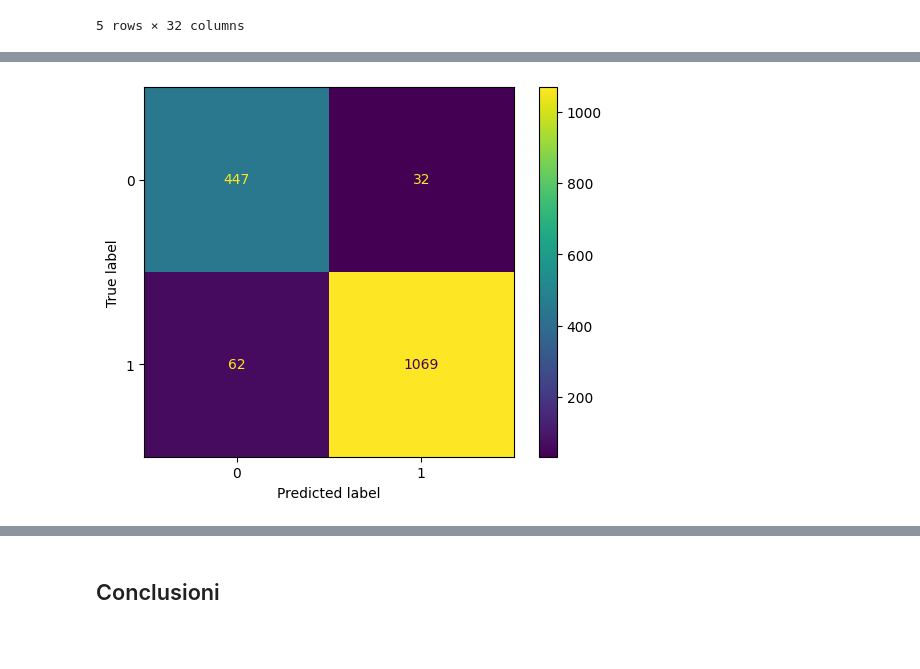
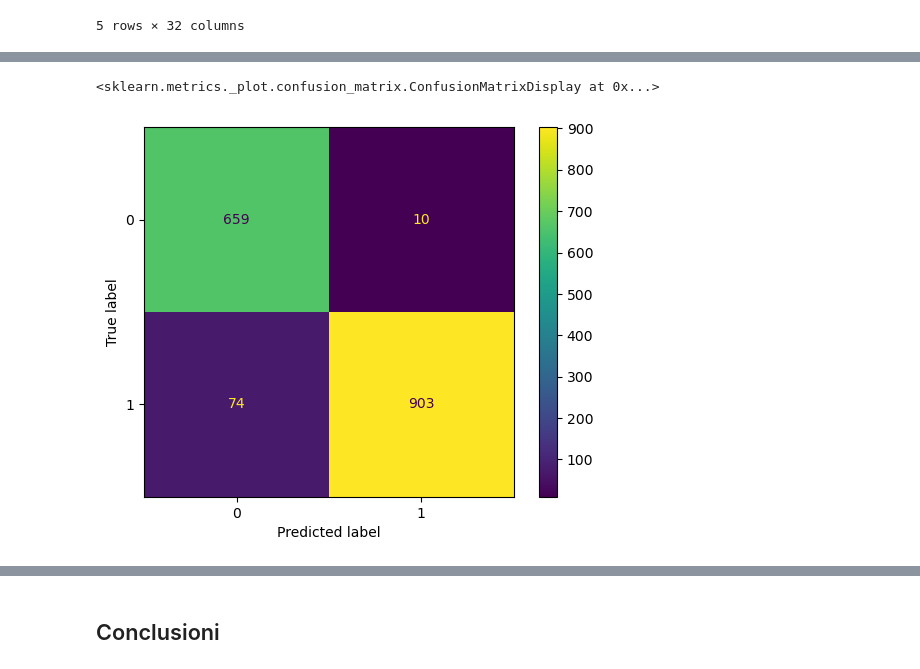
Before and after one commit to CarloDegasperi/DataScience, a Jupyter notebook: notebooks/appendix/09_winds_appendix.ipynb, the cells around one changed output, grey strips where cells are left out. Cells and saved outputs as stored; diff of their text form; code cells hidden in the pictures; blank space fills up the shorter version.

```diff
--- a/notebooks/appendix/09_winds_appendix.ipynb
+++ b/notebooks/appendix/09_winds_appendix.ipynb
@@ -310,0 +297,15 @@ LR3 = LogisticRegressionCV(
+# %%
+# splittiamo il dataset e facciamo il fit al modello
+feature_cols = list(num_features) + list(non_num_features)
+
+# creiamo train, valid e test
+X_train_3, _, X_test_3, y_train_3, _, y_test_3 = fs.get_train_valid_test(df_3, 0.8, 0.0, feature_cols)
+
+# scegliamo di scalcolare la media sul train ed imporla anche sul test. In questo modo evitiamo parte del data leakage, anche se ne rimane
+# comunque nella cross validation
+
+train_mean = X_train_3['winds_spd'].mean()
+for i in [X_train_3, X_test_3]:
+    i['winds_spd'] = i['winds_spd'].fillna(train_mean)
+
+X_train_3.head()
@@ -311,4 +320,4 @@ LR3 = LogisticRegressionCV(
 # %%
 # alleniamo il modello sul nostro insieme di training
-LR3.fit(scaled_X_train,y_train)
+model_binary_3.fit(X_train_3,y_train_3)
 # %% [output]
@@ -319,9 +342,8 @@ LogisticRegressionCV(class_weight='balanced', cv=5,
 # %%
 # disegnamo la confusion matrix in modo da capire se il nostro modello funziona o no
-y_pred = LR3.predict(scaled_X_test)
-metrics.ConfusionMatrixDisplay.from_predictions(y_test,y_pred,display_labels=LR3.classes_)
-
-plt.show()
+y_pred = model_binary_3.predict(X_test_3)
+metrics.ConfusionMatrixDisplay.from_predictions(y_test_3,y_pred,display_labels=model_binary_3.classes_)
 # %% [output]
+<sklearn.metrics._plot.confusion_matrix.ConfusionMatrixDisplay at 0x...>
-[figure, old version]
+[figure, new version]
 # %%
```
Also changed, not shown: parts of 28 cells of this notebook, 7 other files.
